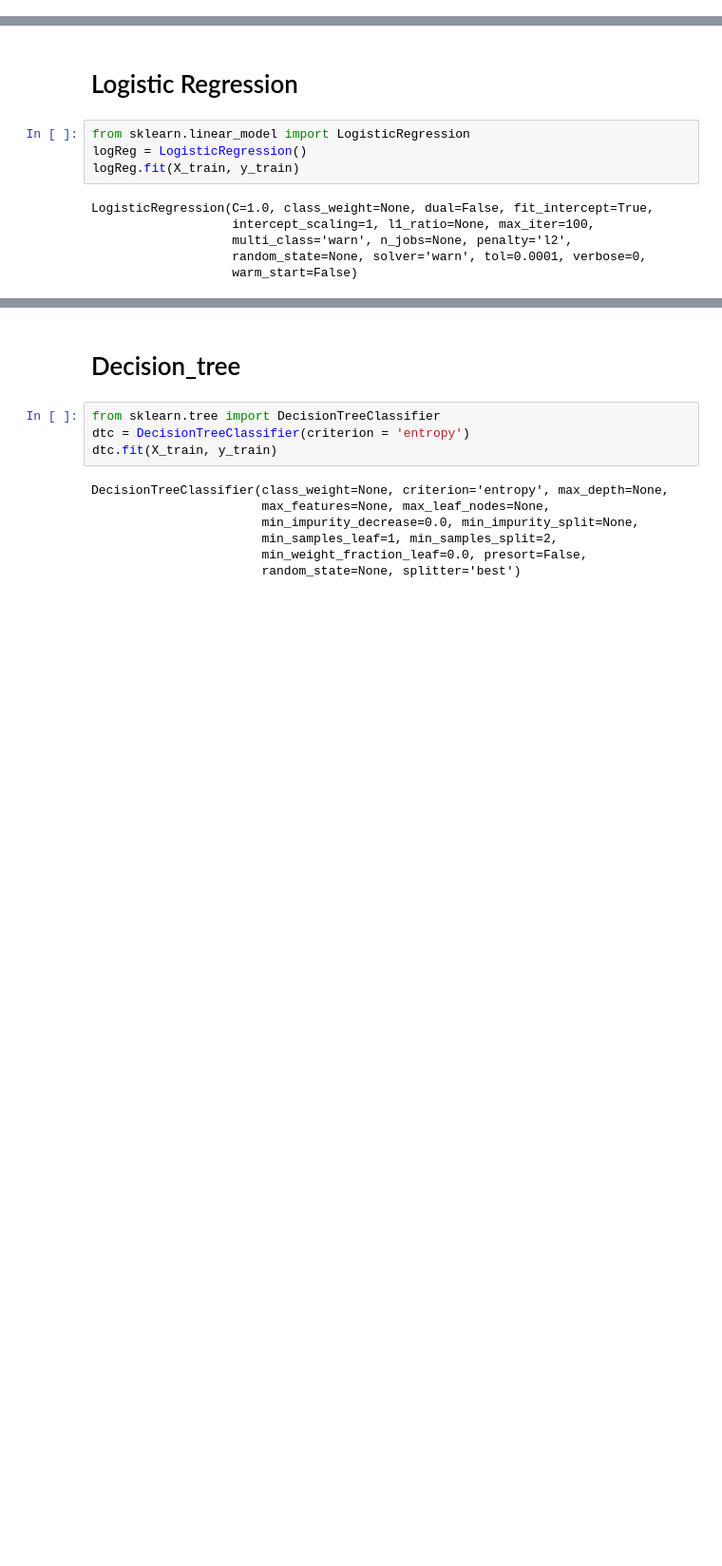
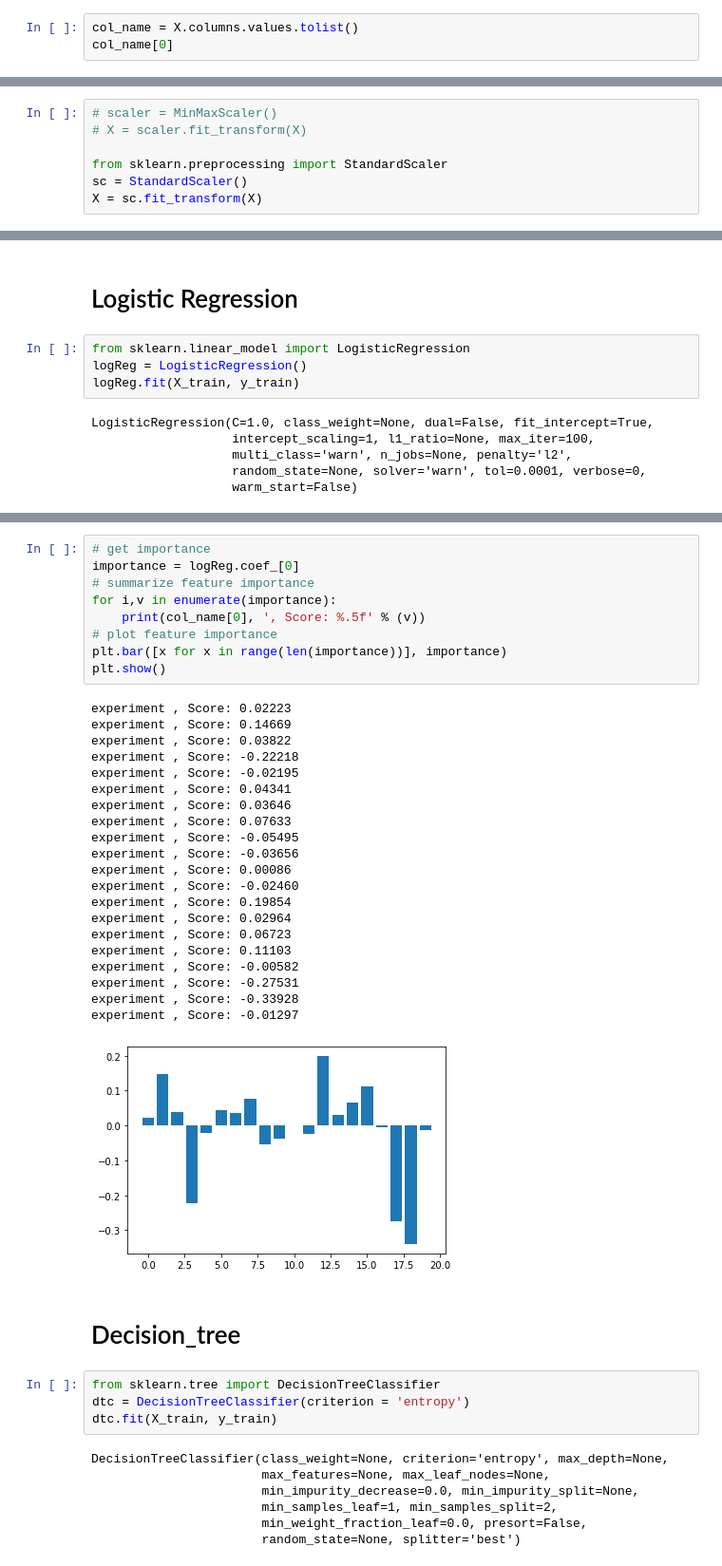
Before and after one commit to sam23121/abtest-mlops, a Jupyter notebook: notebooks/train.ipynb, the cells around one changed output, grey strips where cells are left out. Shown at 95% size. Cells and saved outputs as stored; diff of their text form; blank space fills up the shorter version.

Commit message:
adding feature importance

```diff
--- a/notebooks/train.ipynb
+++ b/notebooks/train.ipynb
@@ -304,3 +306,6 @@ All columns: ['experiment', 'hour', 'device_make', 'platform_os', 'clicked_or_no
 # splitting colmuns int independent and dependent varibles
 y = df3['clicked_or_not']
 X = df3.drop(["clicked_or_not"], axis=1)
+# %%
+col_name = X.columns.values.tolist()
+col_name[0]
@@ -307,3 +314,10 @@ X = df3.drop(["clicked_or_not"], axis=1)
+# %%
+# scaler = MinMaxScaler()
+# X = scaler.fit_transform(X)
+
+from sklearn.preprocessing import StandardScaler
+sc = StandardScaler()
+X = sc.fit_transform(X)
 # %%
 #spliting the 10 percent for the test data
 from sklearn.model_selection import train_test_split
@@ -370,3 +384,34 @@ Standard Deviation: 3.89 %
+# %%
+# get importance
+importance = logReg.coef_[0]
+# summarize feature importance
+for i,v in enumerate(importance):
+	print(col_name[0], ', Score: %.5f' % (v))
+# plot feature importance
+plt.bar([x for x in range(len(importance))], importance)
+plt.show()
+# %% [output]
+experiment , Score: 0.02223
+experiment , Score: 0.14669
+experiment , Score: 0.03822
+experiment , Score: -0.22218
+experiment , Score: -0.02195
+experiment , Score: 0.04341
+experiment , Score: 0.03646
+experiment , Score: 0.07633
+experiment , Score: -0.05495
+experiment , Score: -0.03656
+experiment , Score: 0.00086
+experiment , Score: -0.02460
+experiment , Score: 0.19854
+experiment , Score: 0.02964
+experiment , Score: 0.06723
+experiment , Score: 0.11103
+experiment , Score: -0.00582
+experiment , Score: -0.27531
+experiment , Score: -0.33928
+experiment , Score: -0.01297
+[figure, added]
 # %% [markdown]
 # Decision_tree
 # %%
```
Also changed, not shown: parts of 14 cells of this notebook.
